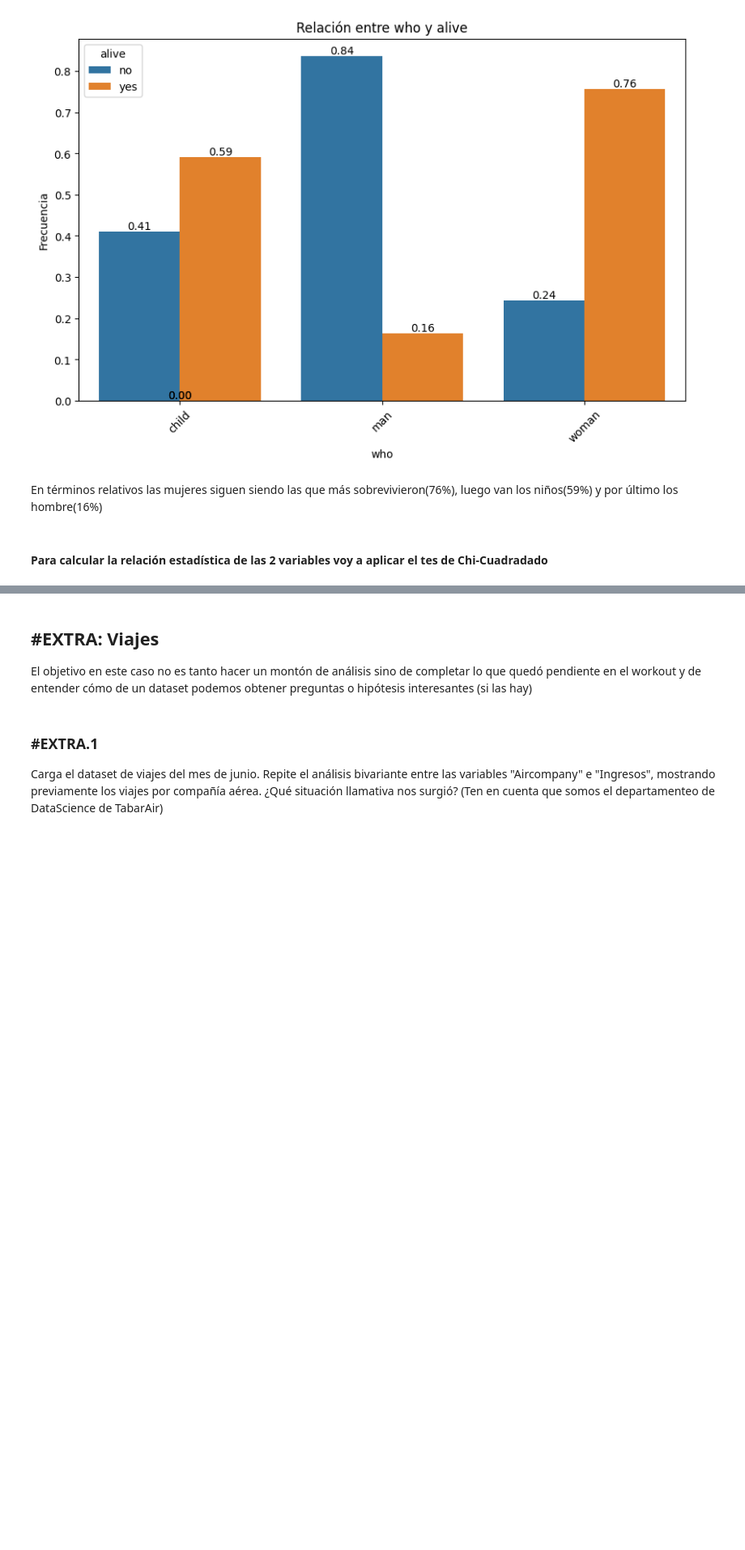
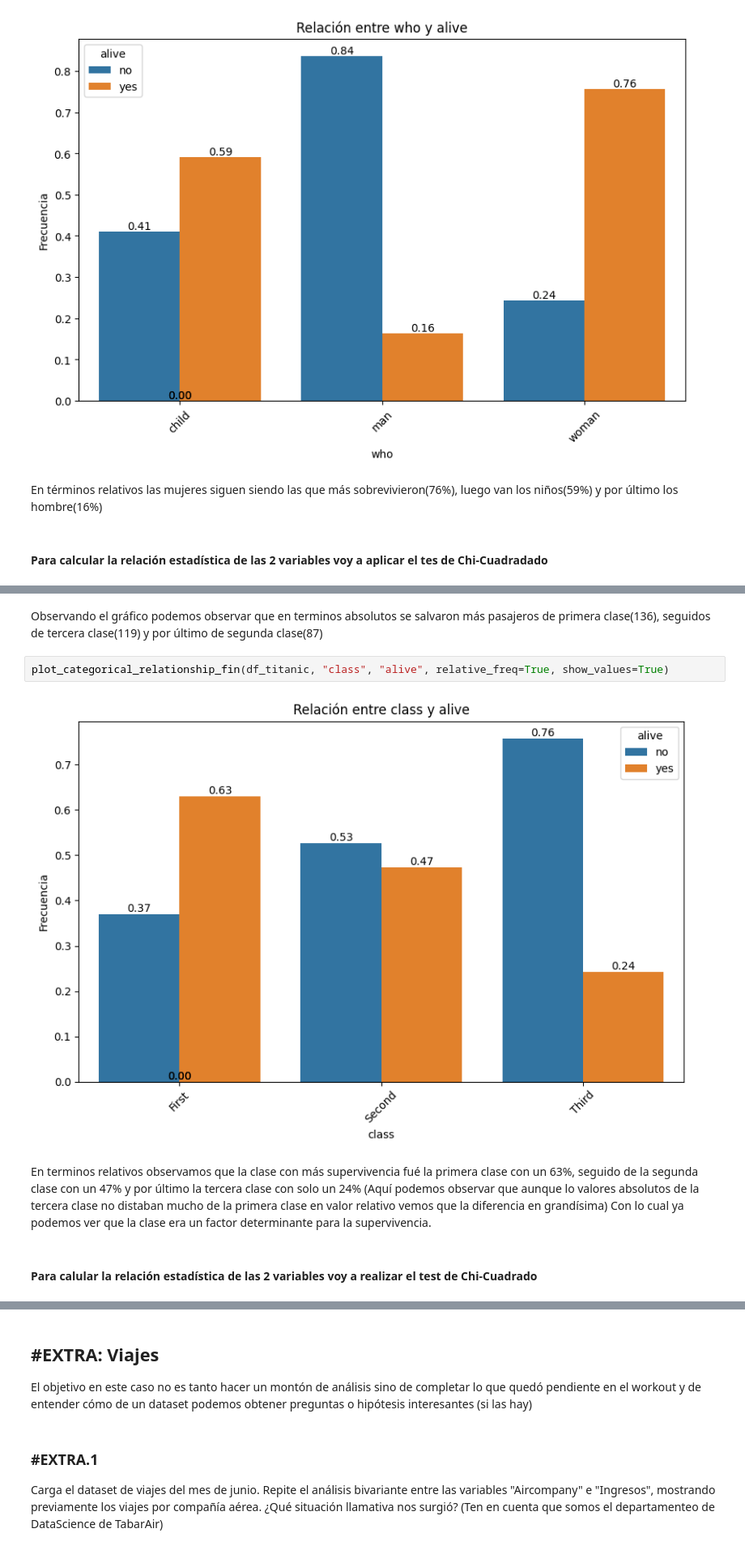
Before and after one commit to terelopdel-sketch/DS-Online-Teresa-Lopez, a Jupyter notebook: 03_Data_Analysis/Sprint_07/Unidad_02_Estadistica_Descriptiva_Multivariante/03_Practica_Obligatoria/18_Practica_Obligatoria_Multivariante.ipynb, the cells around one changed output, grey strips where cells are left out. Shown at 81% size. Cells and saved outputs as stored; diff of their text form; blank space fills up the shorter version.

```diff
--- a/03_Data_Analysis/Sprint_07/Unidad_02_Estadistica_Descriptiva_Multivariante/03_Practica_Obligatoria/18_Practica_Obligatoria_Multivariante.ipynb
+++ b/03_Data_Analysis/Sprint_07/Unidad_02_Estadistica_Descriptiva_Multivariante/03_Practica_Obligatoria/18_Practica_Obligatoria_Multivariante.ipynb
@@ -205,0 +240,11 @@ Tabla de Frecuencias Esperadas:
+# %% [markdown]
+Observando el gráfico podemos observar que en terminos absolutos se salvaron más pasajeros de primera clase(136), seguidos de tercera clase(119) y por último de segunda clase(87)
+# %%
+plot_categorical_relationship_fin(df_titanic, "class", "alive", relative_freq=True, show_values=True)
+# %% [output]
+[figure, added]
+# %% [markdown]
+En terminos relativos observamos que la clase con más supervivencia fué la primera clase con un 63%, seguido de la segunda clase con un 47% y por último la tercera clase con solo un 24% (Aquí podemos observar que aunque lo valores absolutos de la tercera clase no distaban mucho de la primera clase en valor relativo vemos que la diferencia en grandísima)
+Con lo cual ya podemos ver que la clase era un factor determinante para la supervivencia.
+# %% [markdown]
+#### Para calular la relación estadística de las 2 variables voy a realizar el test de Chi-Cuadrado
```
Also changed, not shown: parts of 87 cells of this notebook.
